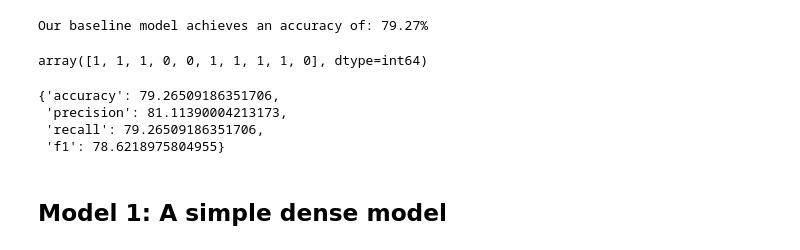
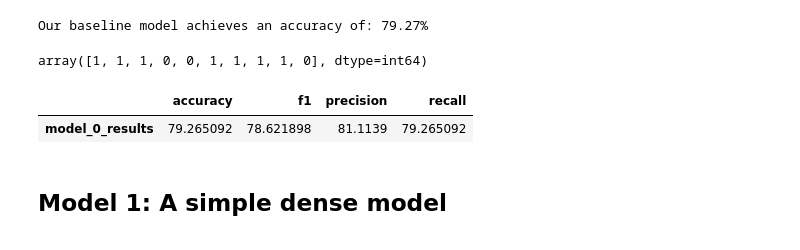
Before and after one commit to RobertoRosa7/curso-tensorflow, a Jupyter notebook: tensorflow_zero_to_master/natural_languate_processing/main_nlp.ipynb, the cells around one changed output. Cells and saved outputs as stored; diff of their text form; code cells hidden in the pictures.

```diff
--- a/tensorflow_zero_to_master/natural_languate_processing/main_nlp.ipynb
+++ b/tensorflow_zero_to_master/natural_languate_processing/main_nlp.ipynb
@@ -513,12 +377,12 @@ def calculate_results(y_true, y_pred):
 # %%
 # get baseline results
 baseline_results = calculate_results(y_true=val_labels, y_pred=baseline_preds)
-baseline_results
-# %% [output]
-{'accuracy': 79.26509186351706,
- 'precision': 81.11390004213173,
- 'recall': 79.26509186351706,
- 'f1': 78.6218975804955}
+# %%
+model_results = pd.DataFrame({'model_0_results': baseline_results})
+model_results.transpose()
+# %% [output]
+|  | accuracy | f1 | precision | recall |
+| model_0_results | 79.265092 | 78.621898 | 81.1139 | 79.265092 |
 # %% [markdown]
 ## Model 1: A simple dense model
 # %%
```
Also changed, not shown: parts of 101 cells of this notebook, 1 other file.
